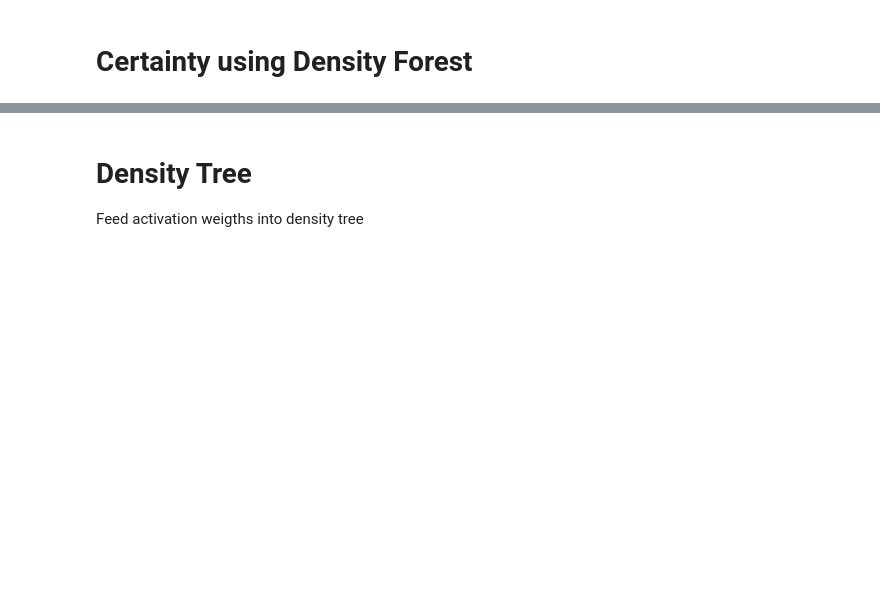
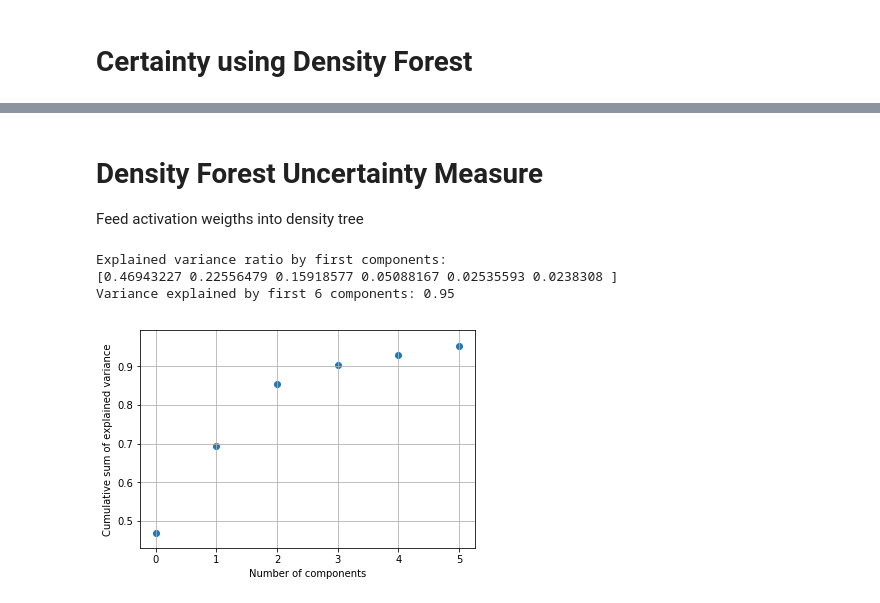
Before and after one commit to CyrilWendl/SIE-Master, a Jupyter notebook: Zurich Land Cover/Zurich Land Cover Classification.ipynb, the cells around one changed output, grey strips where cells are left out. Drawn from its saved outputs; the diff is of its cells as text; code cells hidden in the pictures; blank space fills up the shorter version.

```diff
--- a/Zurich Land Cover/Zurich Land Cover Classification.ipynb
+++ b/Zurich Land Cover/Zurich Land Cover Classification.ipynb
@@ -512,5 +590,5 @@ plt.show()
 # %% [markdown]
-# Density Tree
+# Density Forest Uncertainty Measure
 Feed activation weigths into density tree
 # %%
 import sys
@@ -526,23 +605,28 @@ activations_2D = np.reshape(activations, (activations.shape[0]*activations.shape
 # %%
 # create density tree for activation weights of training data
 
 dimensions = np.shape(activations_2D)[-1]
 nclusters = 9
 
 # PCA
-n_components = 8
+n_components = 6
 plt.cla()
 pca = decomposition.PCA(n_components=n_components)
 pca.fit(activations_2D)
 print("Explained variance ratio by first components:")
 print(pca.explained_variance_ratio_)
 print("Variance explained by first %i components: %.2f" % (n_components, np.sum(pca.explained_variance_ratio_[:n_components])))
 plt.scatter(np.arange(n_components), np.cumsum(pca.explained_variance_ratio_))
 plt.xlabel("Number of components")
 plt.ylabel("Cumulative sum of explained variance")
 plt.grid()
 plt.savefig("../Figures/pca_components.pdf", bbox_inches='tight', pad_inches=0)
 plt.show()
+# %% [output]
+Explained variance ratio by first components:
+[0.46943227 0.22556479 0.15918577 0.05088167 0.02535593 0.0238308 ]
+Variance explained by first 6 components: 0.95
+[figure, added]
 # %%
 X_all = pca.transform(activations_2D)
 #X_seen = pca.transform(activations_seen_classes)
```
Also changed, not shown: parts of 30 cells of this notebook, 9 other files.
